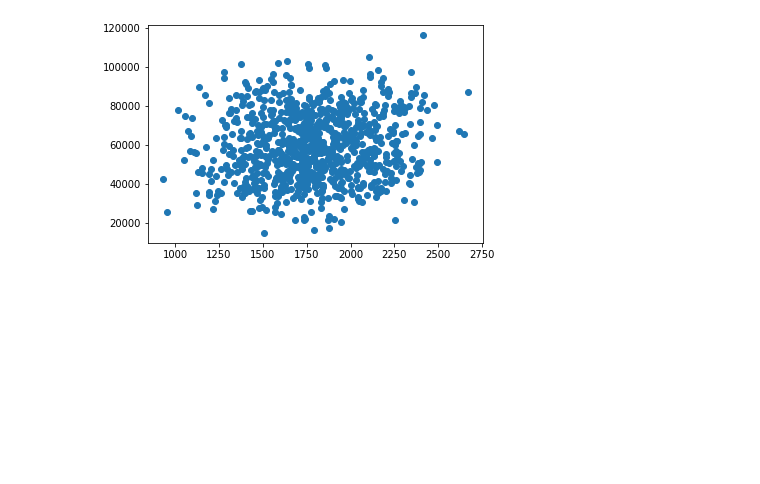
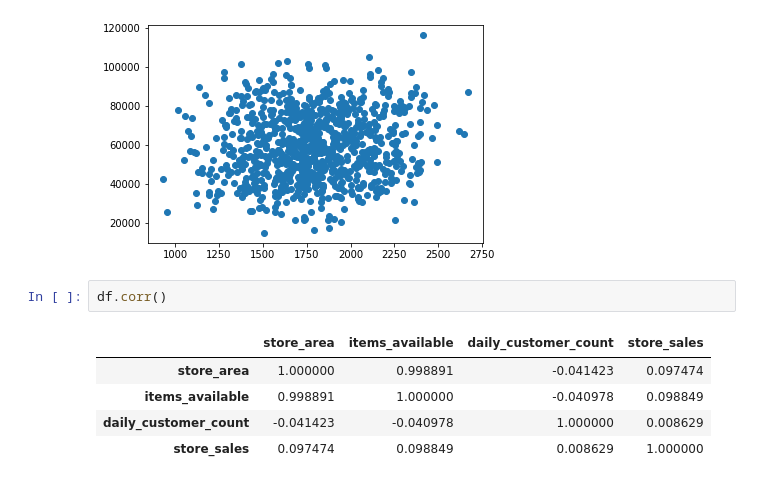
Before and after one commit to nandan-06/Store-sales, a Jupyter notebook: storeSales.ipynb, the cells around one changed output. Cells and saved outputs as stored; diff of their text form; blank space fills up the shorter version.

```diff
--- a/storeSales.ipynb
+++ b/storeSales.ipynb
@@ -81,3 +81,11 @@ plt.scatter(df['items_available'], df['store_sales'])
 # %% [output]
 <matplotlib.collections.PathCollection at 0x...>
 [figure]
+# %%
+df.corr()
+# %% [output]
+|  | store_area | items_available | daily_customer_count | store_sales |
+| store_area | 1.000000 | 0.998891 | -0.041423 | 0.097474 |
+| items_available | 0.998891 | 1.000000 | -0.040978 | 0.098849 |
+| daily_customer_count | -0.041423 | -0.040978 | 1.000000 | 0.008629 |
+| store_sales | 0.097474 | 0.098849 | 0.008629 | 1.000000 |
```
Also changed, not shown: parts of 2 cells of this notebook.
